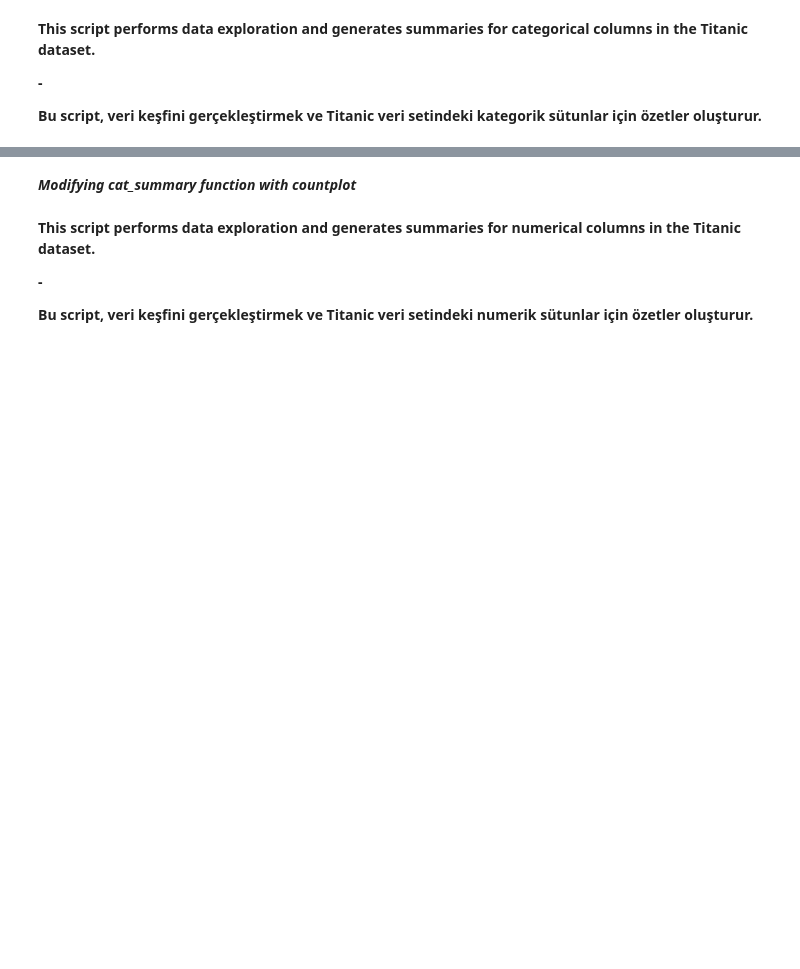
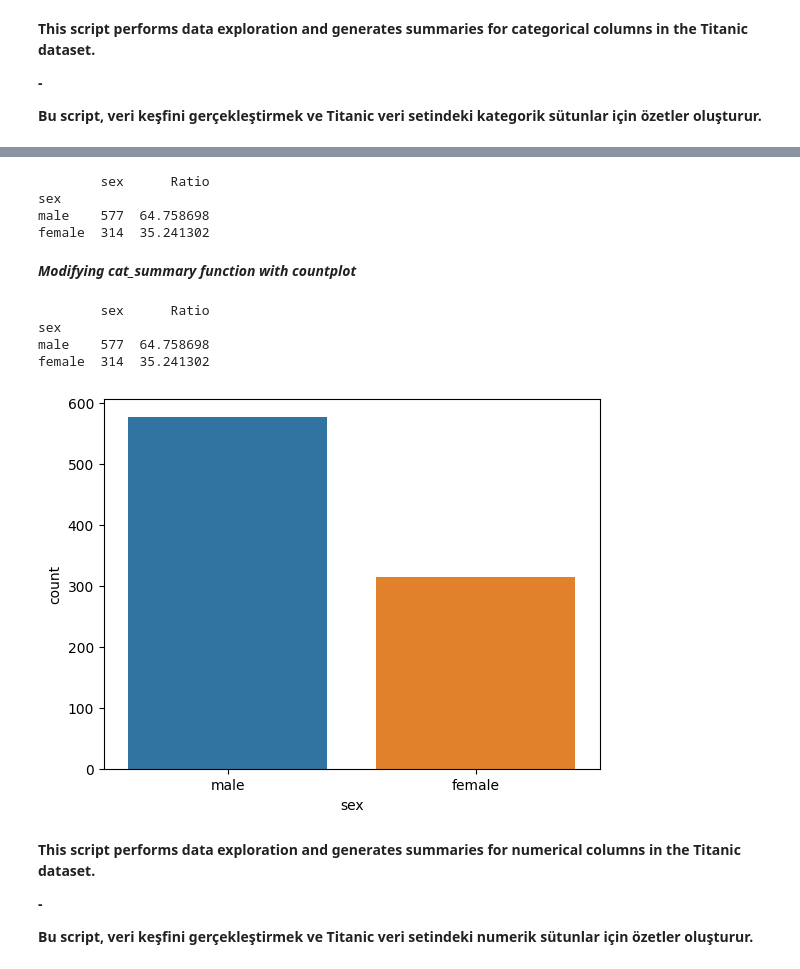
Before and after one commit to YeldaYuksel/Analysis_of_Variables, a Jupyter notebook: analysis-of-variables.ipynb, the cells around one changed output, grey strips where cells are left out. Saved outputs shown, nothing was run; the diff lists cells and outputs as text; code cells hidden in the pictures; blank space fills up the shorter version.

Commit message:
Kaggle Notebook | Analysis_of_Variables | Version 2

```diff
--- a/analysis-of-variables.ipynb
+++ b/analysis-of-variables.ipynb
@@ -4,3 +4,12 @@
 **-**
 
 **Bu script, veri keşfini gerçekleştirmek ve Titanic veri setindeki kategorik sütunlar için özetler oluşturur.**
+# %%
+import pandas as pd
+import seaborn as sns
+import matplotlib.pyplot as plt
+pd.set_option('display.max_columns', None)
+pd.set_option('display.width', 500)
+#df = sns.load_dataset("titanic")
+df = pd.read_csv("/kaggle/input/titanic-dataset-csv/titanic.csv")
+df.head()
@@ -52,25 +56,52 @@
+# %%
+###function to display the count and ratio of each unique value
+
+def cat_summary(dataframe, col_name):
+    print(pd.DataFrame({col_name: dataframe[col_name].value_counts(),
+                        "Ratio": 100 * dataframe[col_name].value_counts() / len(dataframe)}))
+
+### Loop - for all cols
+
+#for col in cat_cols:
+#    cat_summary(df, col)
+
+
+### Applying the function to the 'sex' column
+
+cat_summary(df, "sex")
+# %% [output]
+        sex      Ratio
+sex
+male    577  64.758698
+female  314  35.241302
 # %% [markdown]
 ***Modifying cat_summary function with countplot***
 # %%
-#def cat_summary(dataframe, col_name, plot=False):
-#    print(pd.DataFrame({col_name: dataframe[col_name].value_counts(),
-#                        "Ratio": 100 * dataframe[col_name].value_counts() / len(dataframe)}))
+def cat_summary(dataframe, col_name, plot=False):
+    print(pd.DataFrame({col_name: dataframe[col_name].value_counts(),
+                        "Ratio": 100 * dataframe[col_name].value_counts() / len(dataframe)}))
 
-#    if plot:
-#        sns.countplot(x=dataframe[col_name], data=dataframe)
-#        plt.show(block=True)
+    if plot:
+        sns.countplot(x=dataframe[col_name], data=dataframe)
+        plt.show(block=True)
 
-
+### Loop -for all cols
 
 #for col in cat_cols:
 #    if df[col].dtypes == "bool":
 #        df[col] = df[col].astype(int)
 #        cat_summary(df, col, plot=True)
 #    else:
 #        cat_summary(df, col, plot=True)
 
 
-#cat_summary(df, "sex", plot=True)
+cat_summary(df, "sex", plot=True)
+# %% [output]
+        sex      Ratio
+sex
+male    577  64.758698
+female  314  35.241302
+[figure, added]
 # %% [markdown]
 **This script performs data exploration and generates summaries for numerical columns in the Titanic dataset.**
 
```
Also changed, not shown: parts of 4 cells of this notebook.
